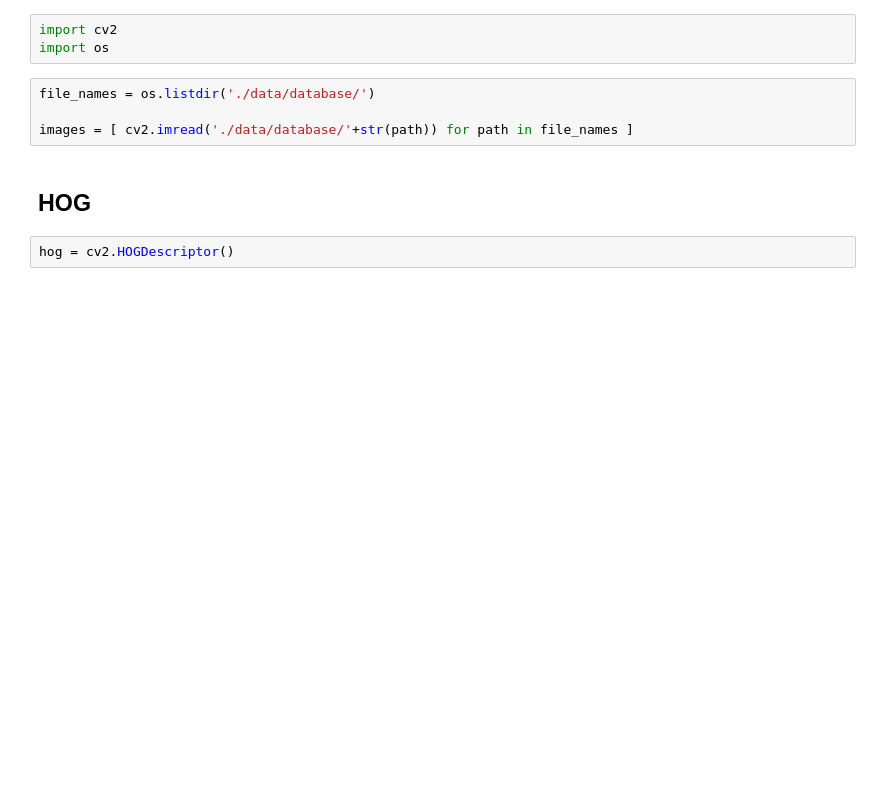
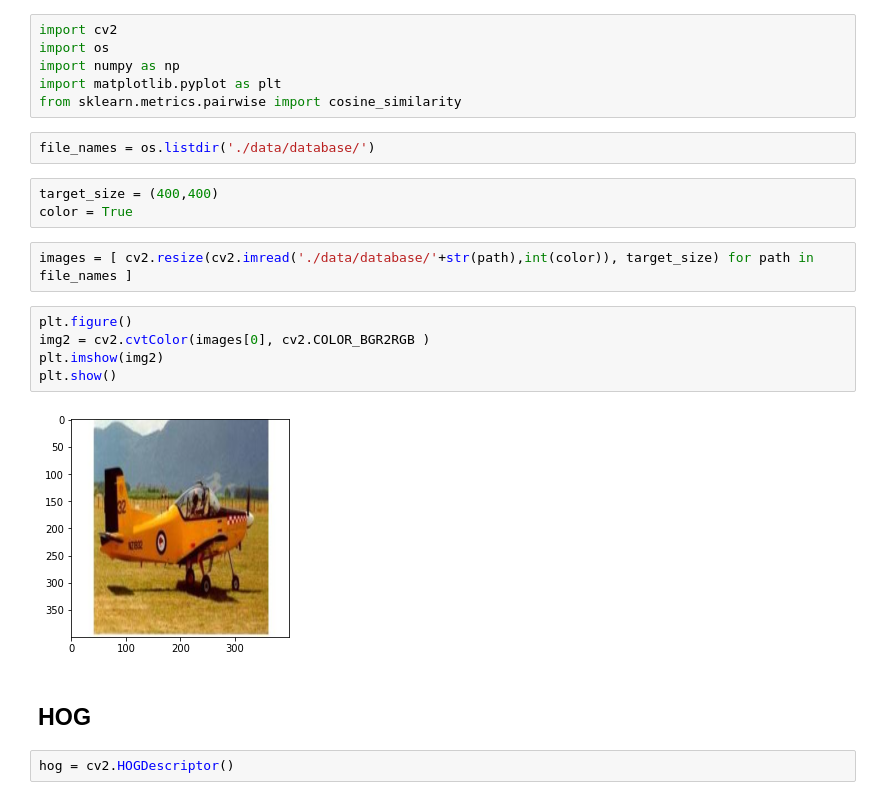
Before and after one commit to savoiepe/labs_computer_vision, a Jupyter notebook: TP1/TP1_code.ipynb, the cells around one changed output. Cells and saved outputs as stored; diff of their text form; blank space fills up the shorter version.

```diff
--- a/TP1/TP1_code.ipynb
+++ b/TP1/TP1_code.ipynb
@@ -1,10 +1,23 @@
-# %%
-import cv2
-import os
+# %%
+import cv2
+import os
+import numpy as np
+import matplotlib.pyplot as plt
+from sklearn.metrics.pairwise import cosine_similarity
+# %%
+file_names = os.listdir('./data/database/')
+# %%
+target_size = (400,400)
+color = True
 # %%
-file_names = os.listdir('./data/database/')
-
-images = [ cv2.imread('./data/database/'+str(path)) for path in file_names ]
+images = [ cv2.resize(cv2.imread('./data/database/'+str(path),int(color)), target_size) for path in file_names ]
+# %%
+plt.figure()
+img2 = cv2.cvtColor(images[0], cv2.COLOR_BGR2RGB )
+plt.imshow(img2)
+plt.show()
+# %% [output]
+[figure, added]
 # %% [markdown]
 ## HOG
 # %%
```
Also changed, not shown: parts of 17 cells of this notebook, 1 other file.
